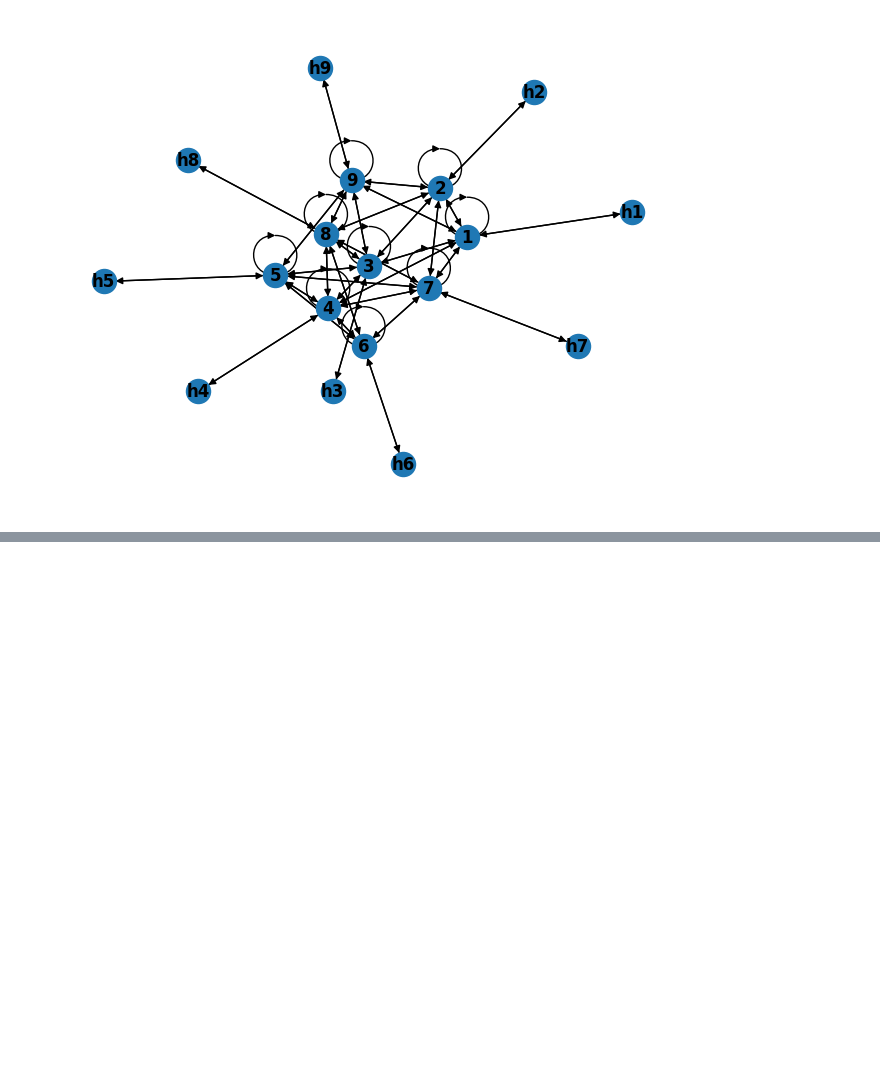
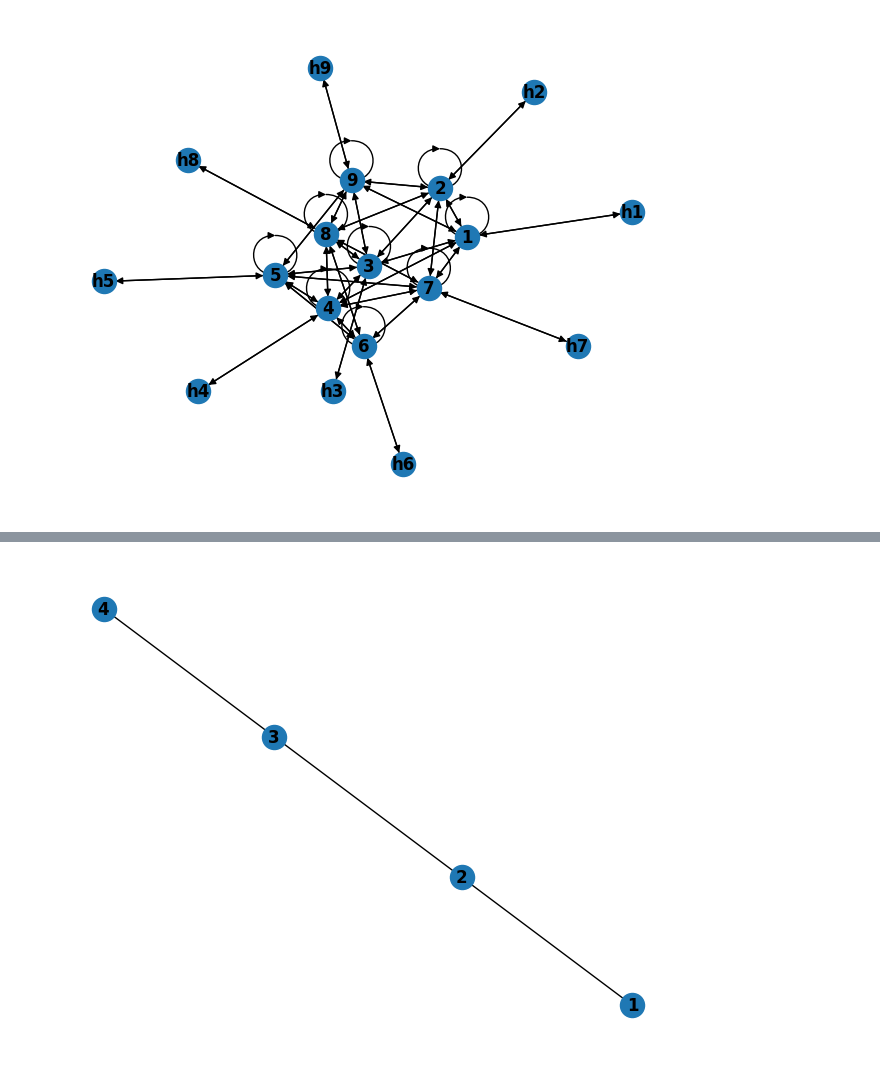
Before and after one commit to meodaiduoi/GAMR, a Jupyter notebook: RoutingComparation/scenario/mn_network/topograph.ipynb, the cells around one changed output, grey strips where cells are left out. Cells and saved outputs as stored; diff of their text form; code cells hidden in the pictures; blank space fills up the shorter version.

```diff
--- a/RoutingComparation/scenario/mn_network/topograph.ipynb
+++ b/RoutingComparation/scenario/mn_network/topograph.ipynb
@@ -90,0 +128,19 @@ int('0000000000000006', 16)
+# %%
+import networkx as nx
+
+graph = nx.Graph()
+nodes = range(1, 5)  # Creating 4 nodes with numbers 1 to 4
+
+graph.add_nodes_from(nodes)
+
+# Adding linear topology edges
+for i in range(len(nodes) - 1):
+    graph.add_edge(nodes[i], nodes[i+1])
+
+nx.draw(graph, with_labels=True, font_weight='bold')
+plt.show()
+
+# Save graph as .graphml file
+nx.write_graphml(graph, "graphml_ds/4sw_linear.graphml")
+# %% [output]
+[figure, added]
```
Also changed, not shown: parts of 7 cells of this notebook, 16 other files.
